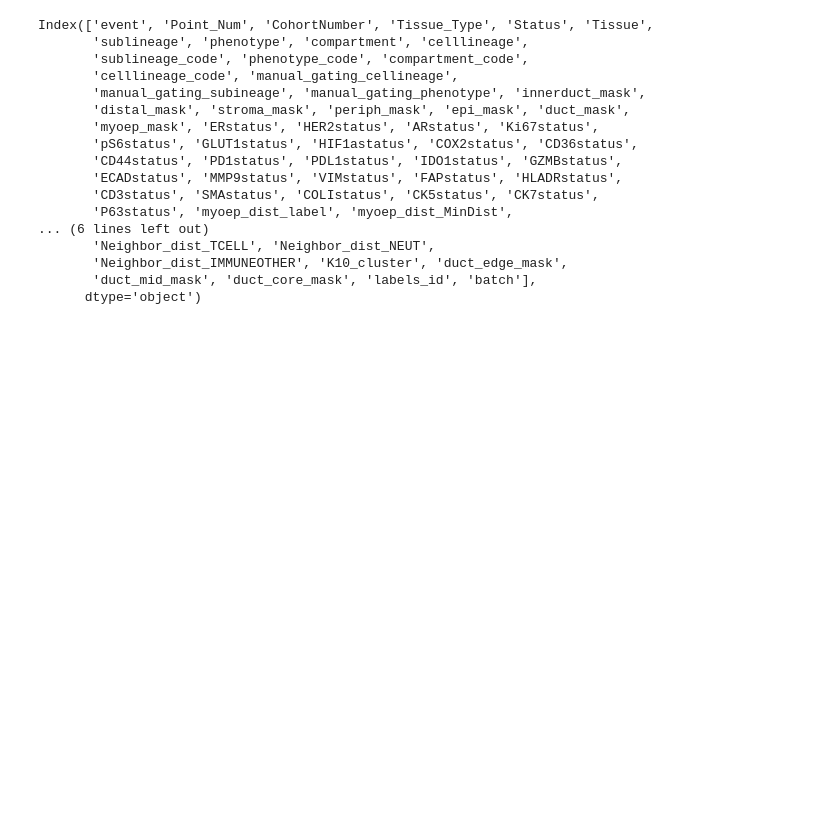
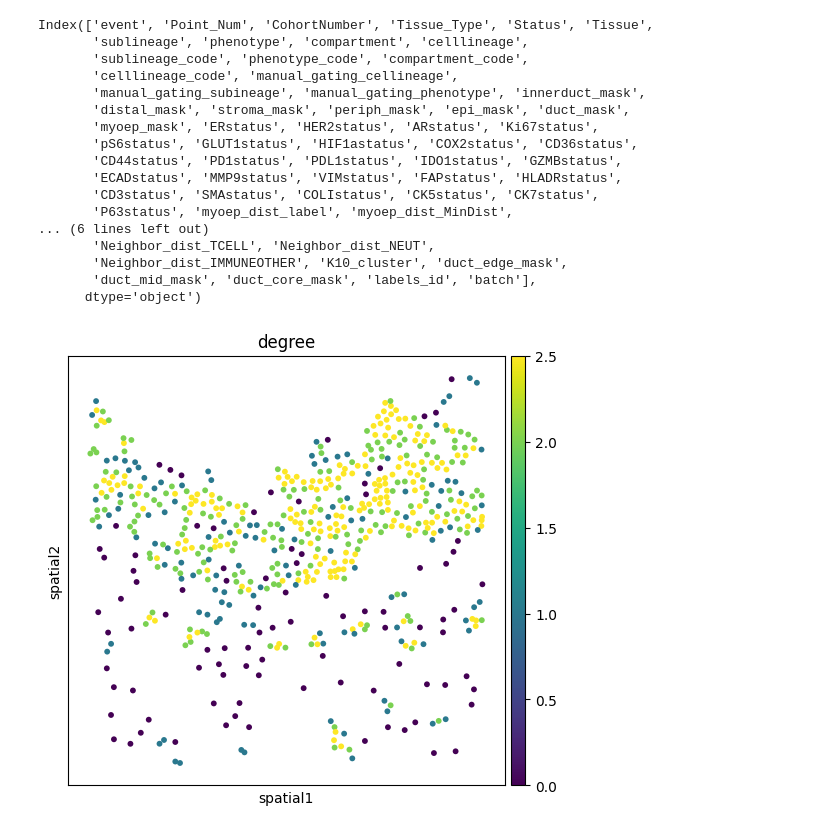
Before and after one commit to scverse/spatial-sample-aggregation, a Jupyter notebook: docs/notebooks/multi_sample_comparison_of_node_features.ipynb, the cells around one changed output. Saved outputs shown, nothing was run; the diff lists cells and outputs as text; code cells hidden in the pictures; blank space fills up the shorter version.

```diff
--- a/docs/notebooks/multi_sample_comparison_of_node_features.ipynb
+++ b/docs/notebooks/multi_sample_comparison_of_node_features.ipynb
@@ -49 +47,5 @@ aggregate_by_node(adata,
                   )
+# %%
+sq.pl.spatial_scatter(adata, color="degree", cmap="viridis", library_key="Point_Num", library_id="2203", img=False, vmax=2.5)
+# %% [output]
+[figure, added]
```
Also changed, not shown: parts of 9 cells of this notebook.
